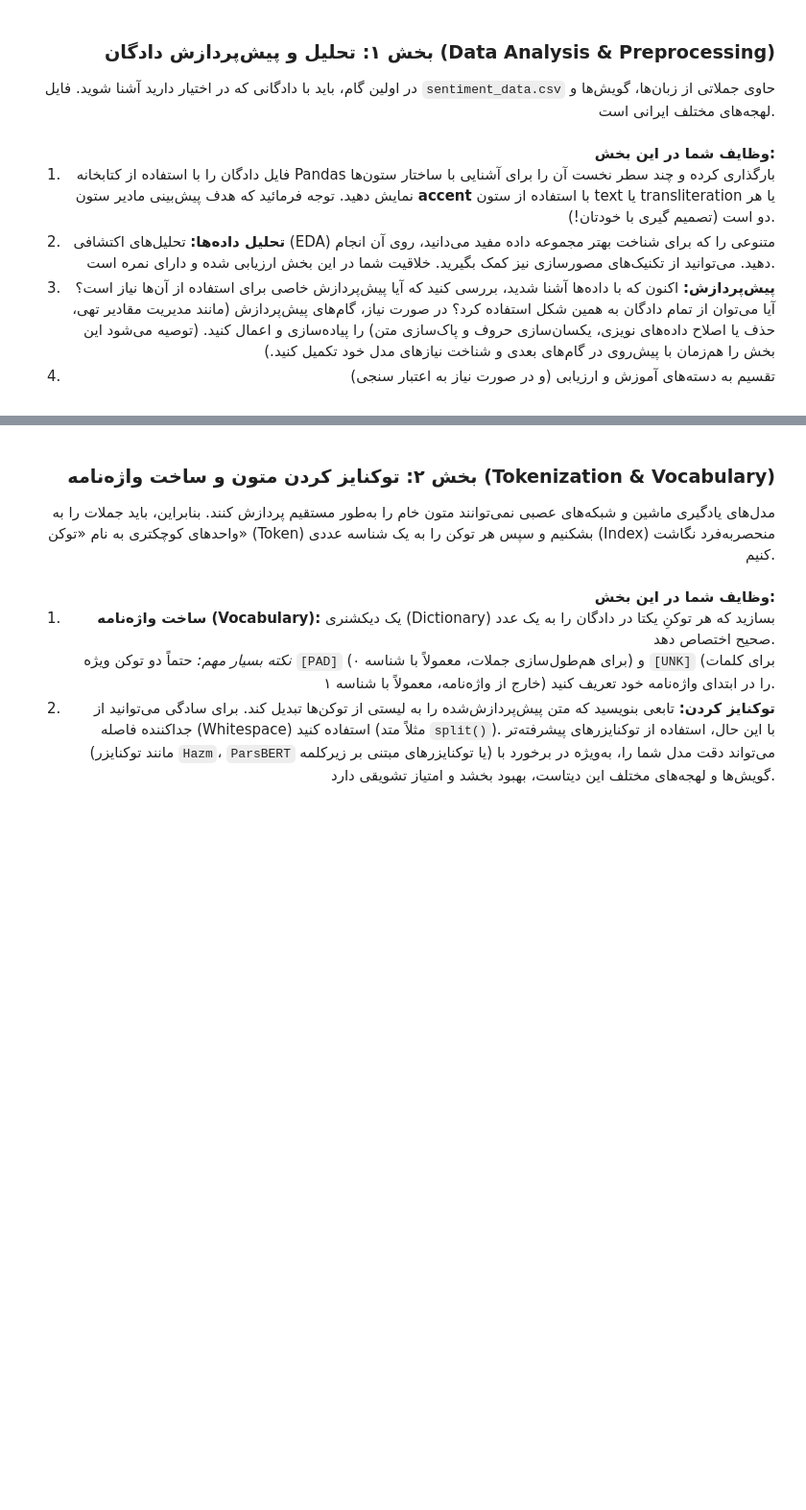
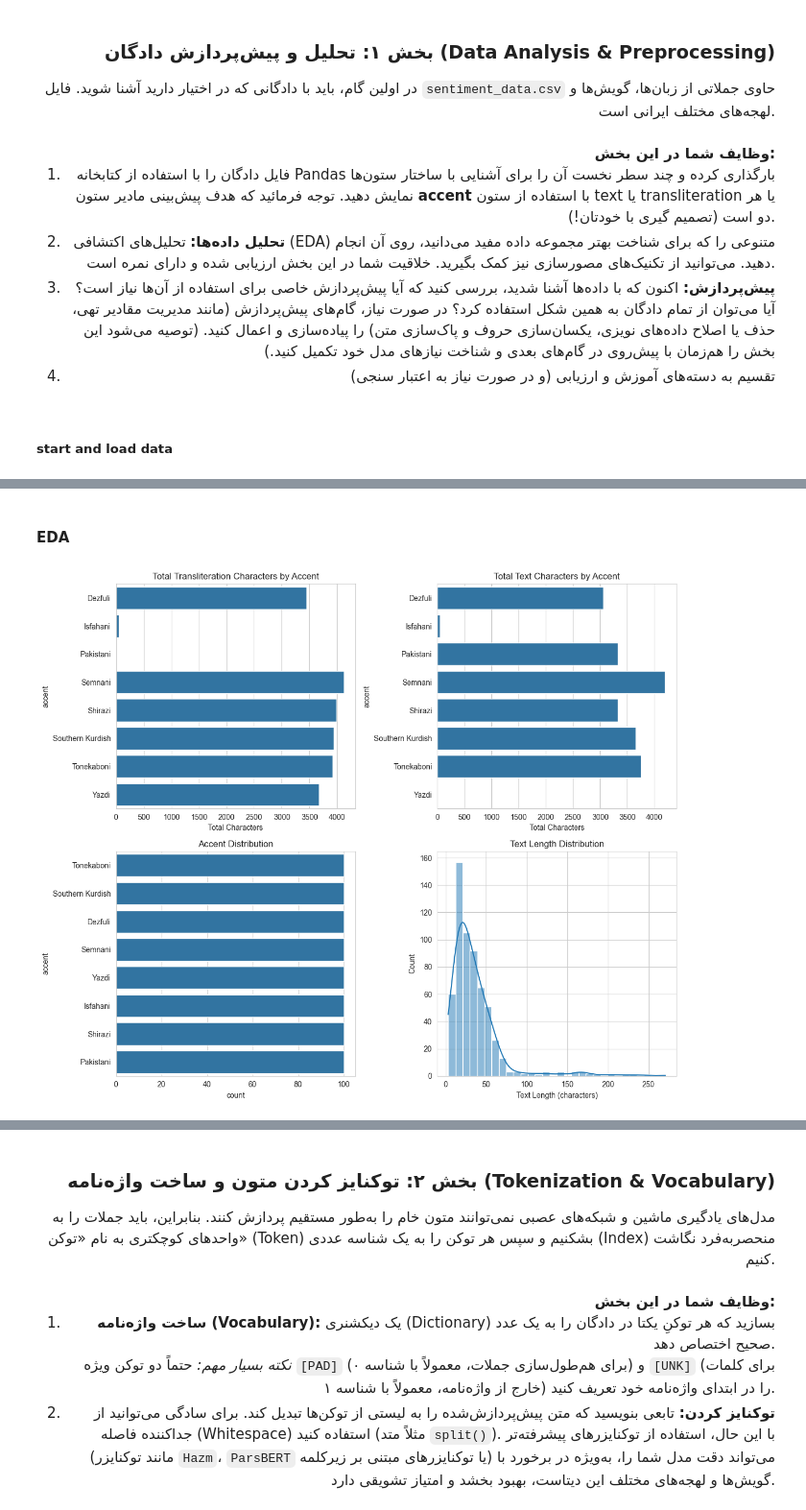
Before and after one commit to AmirhosseinRHT/Natural-Language-Processing-Projects, a Jupyter notebook: CA2/CA2.ipynb, the cells around one changed output, grey strips where cells are left out. Shown at 96% size. Cells and saved outputs as stored; diff of their text form; code cells hidden in the pictures; blank space fills up the shorter version.

Commit message:
Add(CA2): Added new data visualization codes

```diff
--- a/CA2/CA2.ipynb
+++ b/CA2/CA2.ipynb
@@ -71,6 +71,8 @@
     </li>
 </ol>
 </div>
+# %% [markdown]
+##### start and load data
 # %%
 import pandas as pd
 import numpy as np
@@ -94,3 +96,37 @@ df.head()
 | 2 | Caspian | Mazandarani | Tonekaboni | مِره وشنایه | mere vashnāye | negative | neutral | negative |
 | 3 | Caspian | Mazandarani | Tonekaboni | چای نوخارنُم | chāi nokharnom | neutral | negative | neutral |
 | 4 | Caspian | Mazandarani | Tonekaboni | عالی با؛ ماچ تی جان، تی قربان بوشُم | āli bā; māch ti jān, ti ghorbān b... | positive | positive | positive |
+# %% [markdown]
+#### EDA
+# %%
+
+import seaborn as sns
+import matplotlib.pyplot as plt
+
+sns.set_style("whitegrid")
+sentiment_cols = ['sentiment_1', 'sentiment_2', 'sentiment_3']
+
+fig, axes = plt.subplots(2, 2, figsize=(12, 10))
+
+translit_length_by_dialect = df.groupby('accent')['transliteration'].apply(lambda x: x.dropna().str.len().sum())
+sns.barplot(x=translit_length_by_dialect.values, y=translit_length_by_dialect.index, ax=axes[0, 0])
+axes[0, 0].set_title('Total Transliteration Characters by Accent')
+axes[0, 0].set_xlabel('Total Characters')
+
+text_length_by_dialect = df.groupby('accent')['text'].apply(lambda x: x.dropna().str.len().sum())
+sns.barplot(x=text_length_by_dialect.values, y=text_length_by_dialect.index, ax=axes[0, 1])
+axes[0, 1].set_title('Total Text Characters by Accent')
+axes[0, 1].set_xlabel('Total Characters')
+
+sns.countplot(data=df, y='accent', ax=axes[1, 0], order=df['accent'].value_counts().index)
+axes[1, 0].set_title('Accent Distribution')
+
+text_length = df['text'].dropna().apply(len)
+sns.histplot(text_length, bins=30, ax=axes[1, 1], kde=True)
+axes[1, 1].set_title('Text Length Distribution')
+axes[1, 1].set_xlabel('Text Length (characters)')
+
+plt.tight_layout()
+plt.show()
+# %% [output]
+[figure, added]
```
Also changed, not shown: parts of 3 cells of this notebook, 1 other file.
